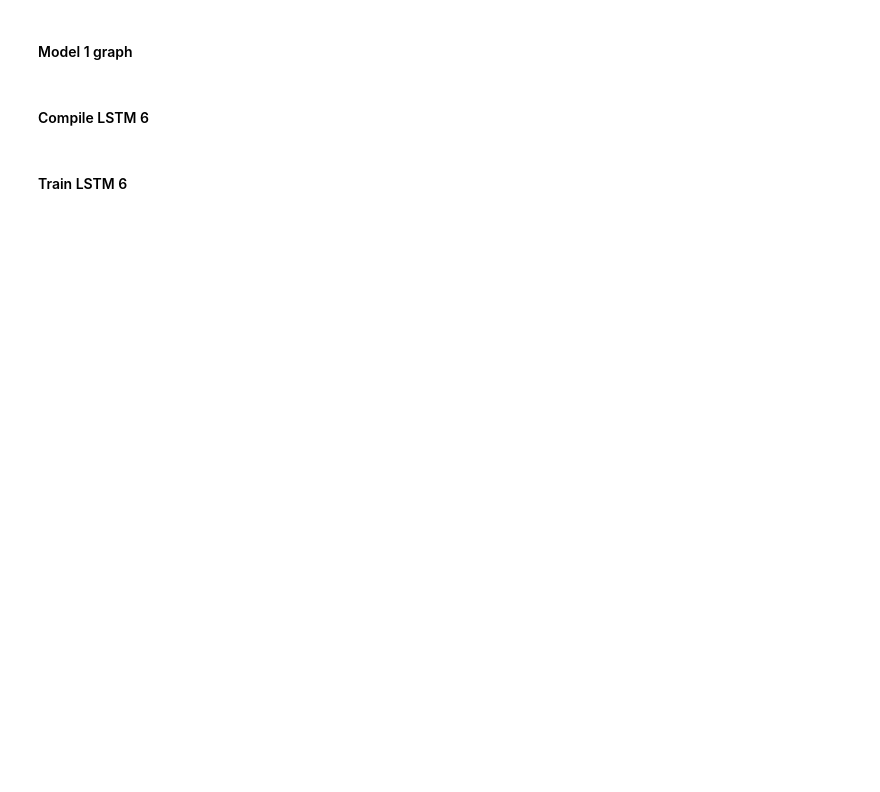
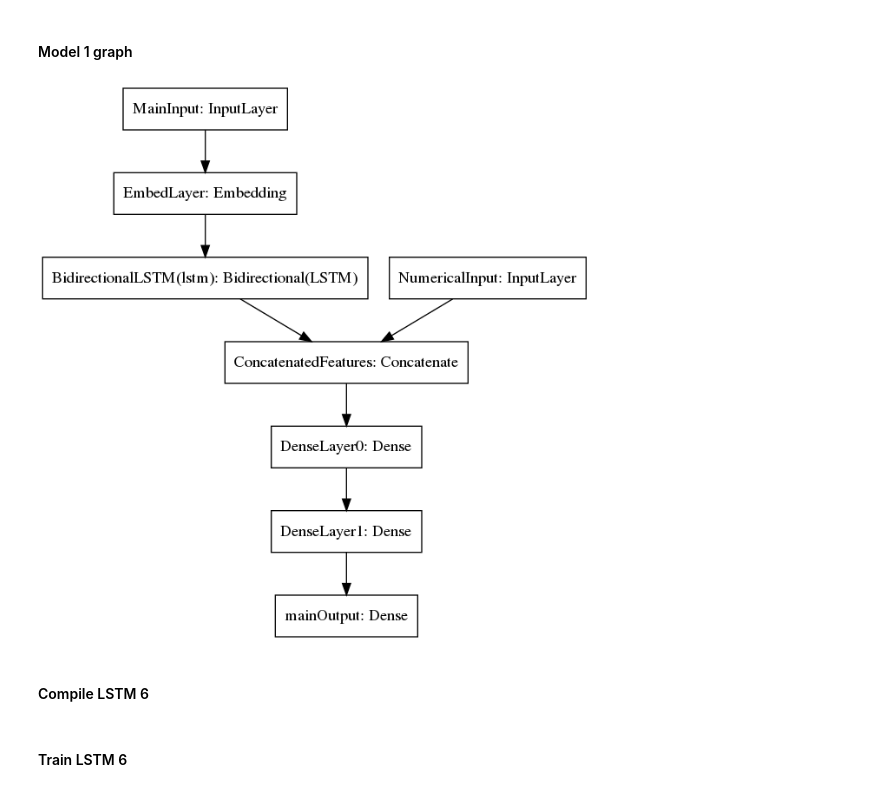
Before and after one commit to mw0/document-classification-test, a Jupyter notebook: notebook/DocumentClassificationTestLSTMwithDocumentLength.ipynb, the cells around one changed output. Drawn from its saved outputs; the diff is of its cells as text; code cells hidden in the pictures; blank space fills up the shorter version.

Commit message:
Adding notebook for LSTM with document length auxiliary feature, model1 graph.

```diff
--- a/notebook/DocumentClassificationTestLSTMwithDocumentLength.ipynb
+++ b/notebook/DocumentClassificationTestLSTMwithDocumentLength.ipynb
@@ -264,0 +308,8 @@ df0.shape, df.shape
+# %%
+randomState = np.random.RandomState(11)
+
+dfTr, dfTe = train_test_split(df, test_size=0.5, shuffle=True,
+                              random_state=randomState, stratify=df.category)
+dfTr.shape, dfTe.shape
+dfTr.head()
+dfTe.head()
@@ -399,7 +485,7 @@ def model1(sequence_length, vocabSz, auxFeatureCount, LSTMinternalLayerSz,
 ##### Tensor of word indices for train
 # %%
 padValue = 0
-maxDocWords = 512
+maxDocWords = 384
 
 XdocsTr = pad_sequences(listOfListsOfWordIndicesTr,
                         maxlen=maxDocWords,
@@ -516,7 +669,9 @@ else:
 <a id="model1-graph"></a>
 #### Model 1 graph
 # %%
-plot_model(LSTM6, to_file=os.path.join(plotPath, 'model0graph.png'))
+plot_model(LSTM6, to_file=os.path.join(plotPath, 'model1graph.png'))
+# %% [output]
+[figure, added]
 # %% [markdown]
 #### Compile LSTM 6
 # %%
```
Also changed, not shown: parts of 31 cells of this notebook, 2 other files.
